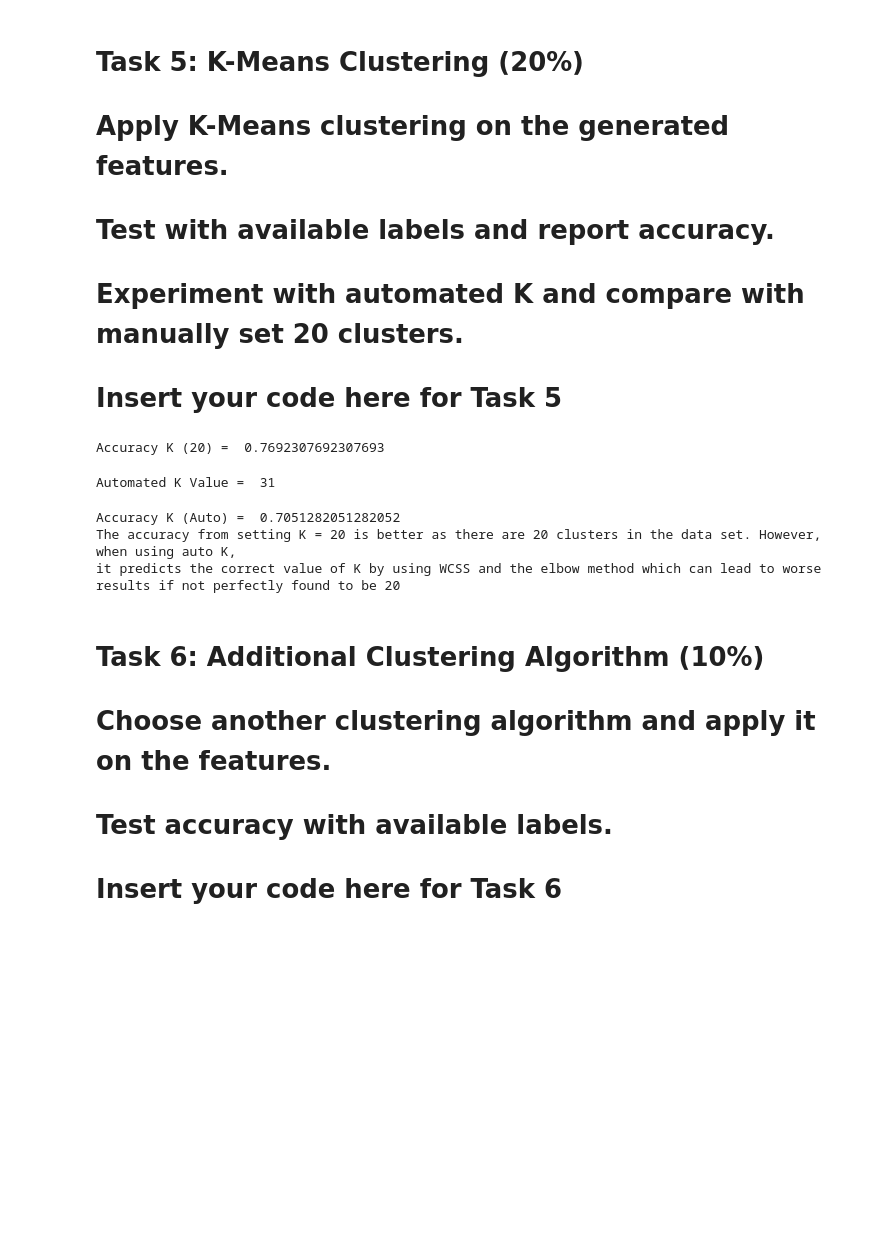
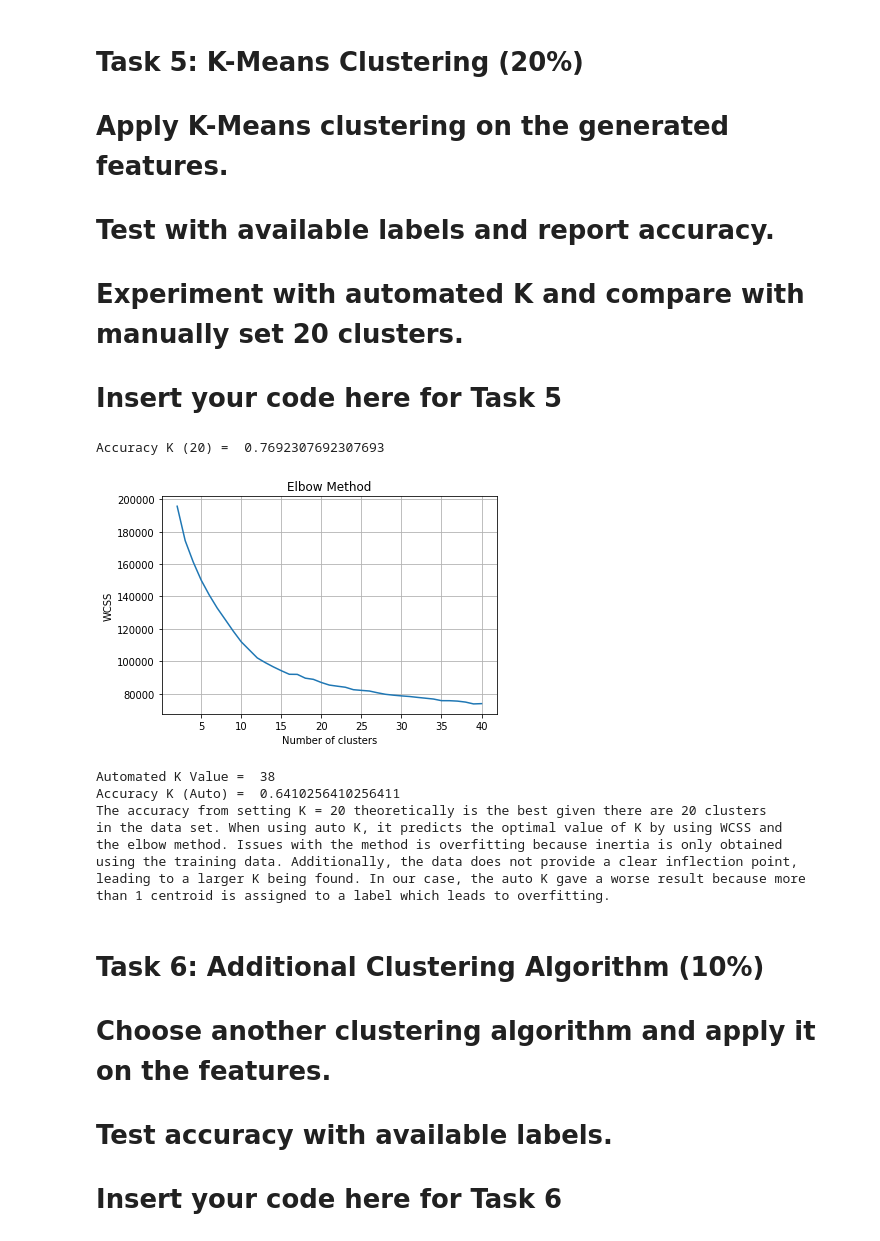
Before and after one commit to meglai/SYDE522, a Jupyter notebook: Assignment1.ipynb, the cells around one changed output. Drawn from its saved outputs; the diff is of its cells as text; code cells hidden in the pictures; blank space fills up the shorter version.

```diff
--- a/Assignment1.ipynb
+++ b/Assignment1.ipynb
@@ -266,9 +273,18 @@ def autoK(features, max_clusters):
 
     # iterate through K = 2, 3, ..., max_clusters + 1 and keep track of WCSS value for each
     for i in range(2, max_clusters + 1):
-        kmeans = KMeans(n_clusters = i, init='k-means++', random_state = 420)
+        kmeans = KMeans(n_clusters = i, init='k-means++', random_state = 42)
         kmeans.fit(features)
         wcss.append(kmeans.inertia_)
+
+    # Show plot of Elbow Curve
+    plt.figure()
+    plt.plot(range(2, max_clusters + 1), wcss)
+    plt.title('Elbow Method')
+    plt.xlabel('Number of clusters')
+    plt.ylabel('WCSS')
+    plt.grid()
+    plt.show()
 
     # Calculate the first derivative of the WCSS and use it to find the elbow point
     differences = np.diff(wcss)
@@ -295,39 +311,48 @@ K = autoK(trainFeatures, max_clusters = 40)
 print("Automated K Value = ", K)
 
 # Apply KMeans clustering to data using K clusters = auto
 kmeans_auto = KMeans(n_clusters = K, random_state = 420)
 kmeans_auto.fit(trainFeatures)
 
 # predict test data and map the predicted clusters numbers to the corresponding trained cluster numbers
 prediction_auto = kmeans_auto.predict(validationFeatures)
 prediction_auto_mapped = map_labels(trainLabelsNum, kmeans_auto.labels_, prediction_auto)
 
 # check accuracy
 accuracy = accuracy_score(validationLabelsNum, prediction_auto_mapped)
 print("Accuracy K (Auto) = ", accuracy)
 
-print("The accuracy from setting K = 20 is better as there are 20 clusters in the data set. However, when using auto K, \nit predicts the correct value of K by using WCSS and the elbow method which can lead to worse results if not perfectly found to be 20")
-
+print("""The accuracy from setting K = 20 theoretically is the best given there are 20 clusters
+in the data set. When using auto K, it predicts the optimal value of K by using WCSS and
+the elbow method. Issues with the method is overfitting because inertia is only obtained
+using the training data. Additionally, the data does not provide a clear inflection point,
+leading to a larger K being found. In our case, the auto K gave a worse result because more
+than 1 centroid is assigned to a label which leads to overfitting.""")
 
 #plot results
 #fig = plt.figure(2, figsize = (11,4))
 
 # K = 20
 #ax = fig.add_subplot(121, projection='3d')
 #ax.scatter(trainFeatures[:,0],trainFeatures[:,1], trainFeatures[:,2], c=labels_man, cmap='Set2')
 #plt.title('KMeans using sklearn, K = 20')
 
 # auto K
 #ax = fig.add_subplot(122,projection='3d')
 #ax.scatter(trainFeatures[:,0],trainFeatures[:,1], trainFeatures[:,2], c=labels_auto, cmap='Set2')
 #plt.title('KMeans using sklearn, K = auto')
 #plt.show()
 # %% [output]
 Accuracy K (20) =  0.7692307692307693
+[figure, added]
-Automated K Value =  31
+Automated K Value =  38
+Accuracy K (Auto) =  0.6410256410256411
+The accuracy from setting K = 20 theoretically is the best given there are 20 clusters
+in the data set. When using auto K, it predicts the optimal value of K by using WCSS and
+the elbow method. Issues with the method is overfitting because inertia is only obtained
+using the training data. Additionally, the data does not provide a clear inflection point,
+leading to a larger K being found. In our case, the auto K gave a worse result because more
+than 1 centroid is assigned to a label which leads to overfitting.
-Accuracy K (Auto) =  0.7051282051282052
-The accuracy from setting K = 20 is better as there are 20 clusters in the data set. However, when using auto K,
-it predicts the correct value of K by using WCSS and the elbow method which can lead to worse results if not perfectly found to be 20
 # %% [markdown]
 # Task 6: Additional Clustering Algorithm (10%)
 # Choose another clustering algorithm and apply it on the features.
```
Also changed, not shown: parts of 7 cells of this notebook, 2 other files.
